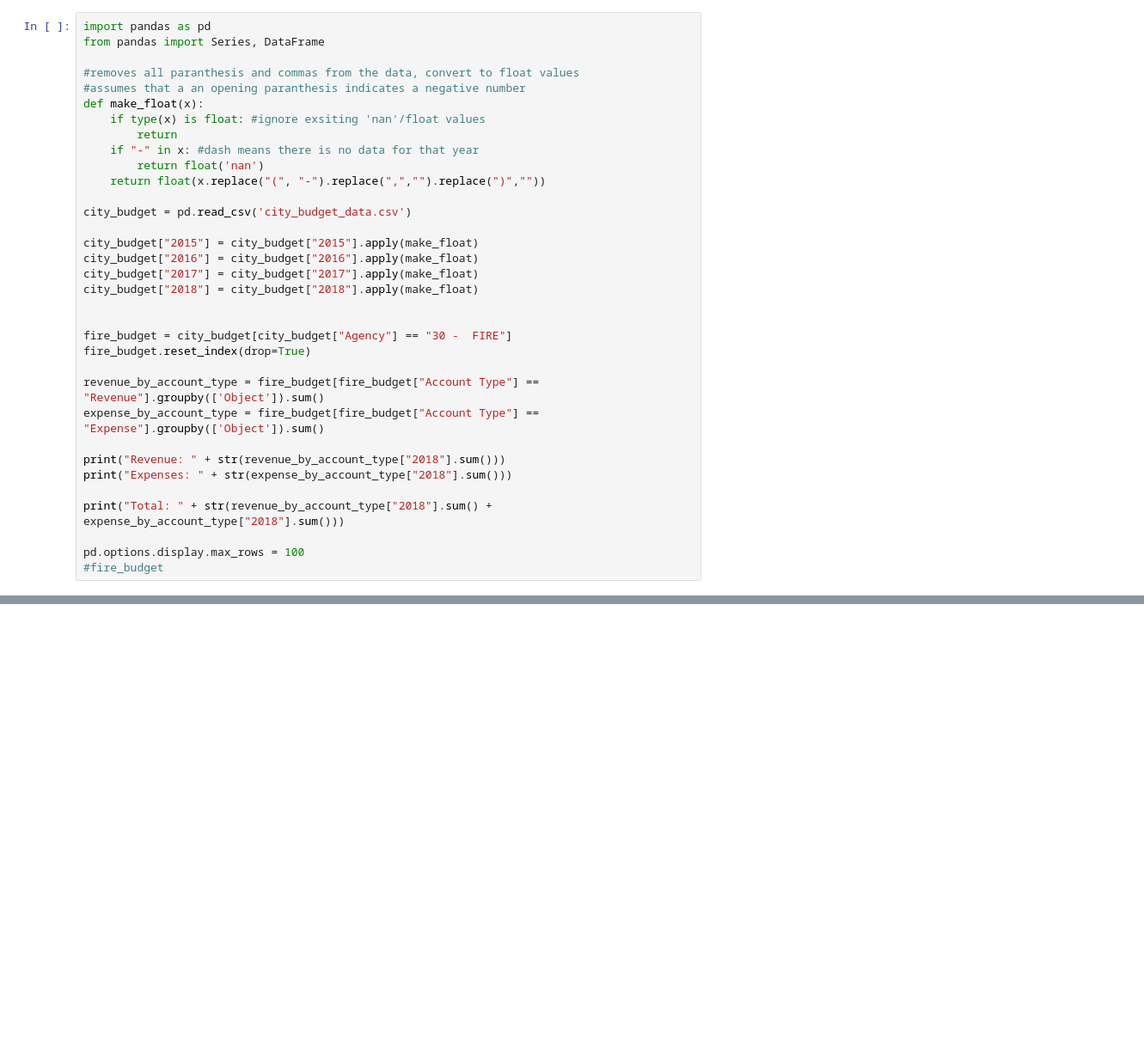
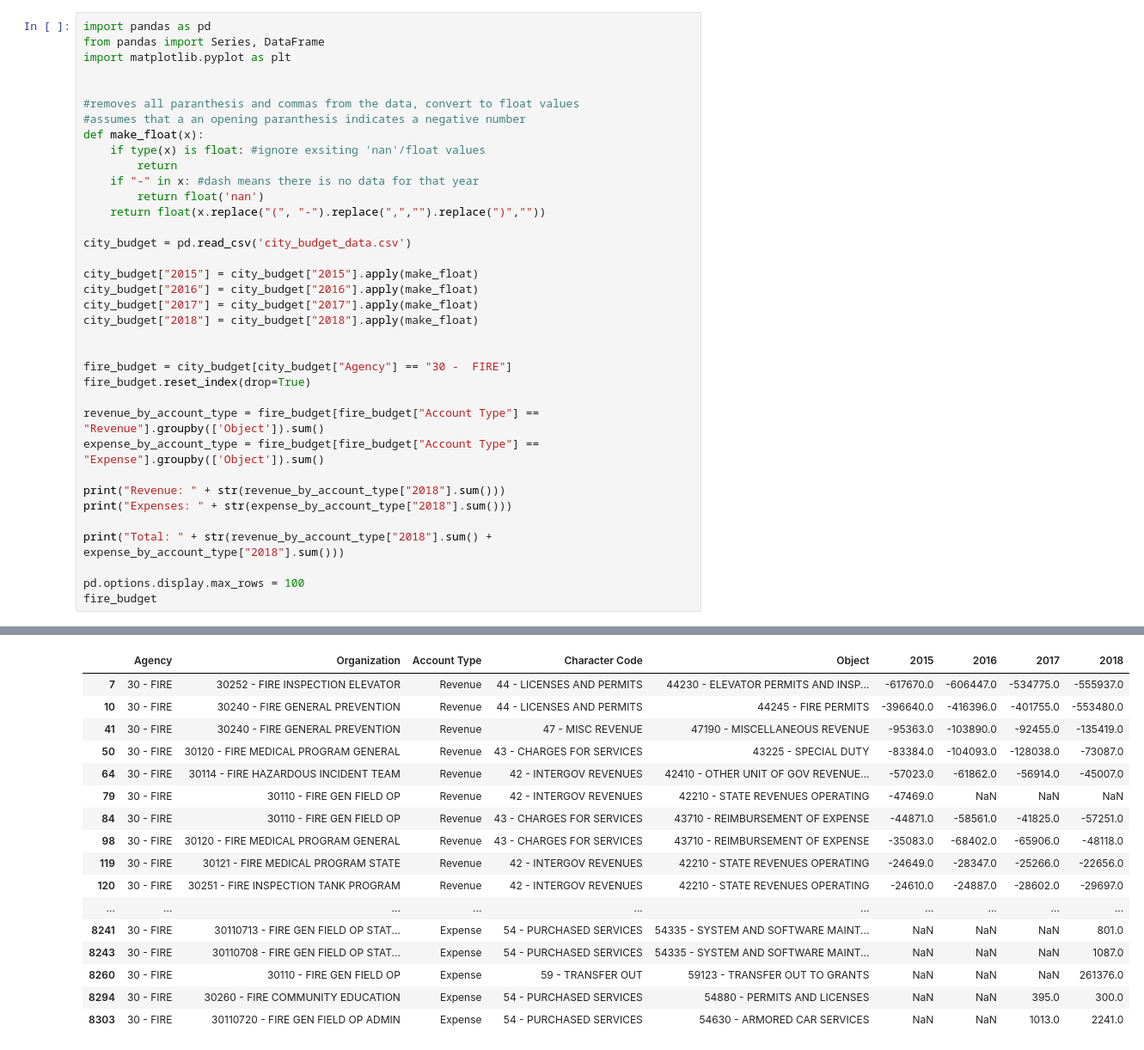
Before and after one commit to tylerharter/s19-city-t2, a Jupyter notebook: Fire/fire_analysis.ipynb, the cells around one changed output, grey strips where cells are left out. Shown at 86% size. Drawn from its saved outputs; the diff is of its cells as text; blank space fills up the shorter version.

```diff
--- a/Fire/fire_analysis.ipynb
+++ b/Fire/fire_analysis.ipynb
@@ -1,6 +1,8 @@
 # %%
 import pandas as pd
 from pandas import Series, DataFrame
+import matplotlib.pyplot as plt
+
 
 #removes all paranthesis and commas from the data, convert to float values
 #assumes that a an opening paranthesis indicates a negative number
@@ -8,31 +10,48 @@ def make_float(x):
     if type(x) is float: #ignore exsiting 'nan'/float values
         return
     if "-" in x: #dash means there is no data for that year
         return float('nan')
     return float(x.replace("(", "-").replace(",","").replace(")",""))
 
 city_budget = pd.read_csv('city_budget_data.csv')
 
 city_budget["2015"] = city_budget["2015"].apply(make_float)
 city_budget["2016"] = city_budget["2016"].apply(make_float)
 city_budget["2017"] = city_budget["2017"].apply(make_float)
 city_budget["2018"] = city_budget["2018"].apply(make_float)
 
 
 fire_budget = city_budget[city_budget["Agency"] == "30 -  FIRE"]
 fire_budget.reset_index(drop=True)
 
 revenue_by_account_type = fire_budget[fire_budget["Account Type"] == "Revenue"].groupby(['Object']).sum()
 expense_by_account_type = fire_budget[fire_budget["Account Type"] == "Expense"].groupby(['Object']).sum()
 
 print("Revenue: " + str(revenue_by_account_type["2018"].sum()))
 print("Expenses: " + str(expense_by_account_type["2018"].sum()))
 
 print("Total: " + str(revenue_by_account_type["2018"].sum() + expense_by_account_type["2018"].sum()))
 
 pd.options.display.max_rows = 100
-#fire_budget
+fire_budget
 # %% [output]
 Revenue: -1690023.0
 Expenses: 55214906.0
 Total: 53524883.0
+|  | Agency | Organization | Account Type | Character Code | Object | 2015 | 2016 | 2017 | 2018 |
+| 7 | 30 - FIRE | 30252 - FIRE INSPECTION ELEVATOR | Revenue | 44 - LICENSES AND PERMITS | 44230 - ELEVATOR PERMITS AND INSP... | -617670.0 | -606447.0 | -534775.0 | -555937.0 |
+| 10 | 30 - FIRE | 30240 - FIRE GENERAL PREVENTION | Revenue | 44 - LICENSES AND PERMITS | 44245 - FIRE PERMITS | -396640.0 | -416396.0 | -401755.0 | -553480.0 |
+| 41 | 30 - FIRE | 30240 - FIRE GENERAL PREVENTION | Revenue | 47 - MISC REVENUE | 47190 - MISCELLANEOUS REVENUE | -95363.0 | -103890.0 | -92455.0 | -135419.0 |
+| 50 | 30 - FIRE | 30120 - FIRE MEDICAL PROGRAM GENERAL | Revenue | 43 - CHARGES FOR SERVICES | 43225 - SPECIAL DUTY | -83384.0 | -104093.0 | -128038.0 | -73087.0 |
+| 64 | 30 - FIRE | 30114 - FIRE HAZARDOUS INCIDENT TEAM | Revenue | 42 - INTERGOV REVENUES | 42410 - OTHER UNIT OF GOV REVENUE... | -57023.0 | -61862.0 | -56914.0 | -45007.0 |
+| 79 | 30 - FIRE | 30110 - FIRE GEN FIELD OP | Revenue | 42 - INTERGOV REVENUES | 42210 - STATE REVENUES OPERATING | -47469.0 | NaN | NaN | NaN |
+| 84 | 30 - FIRE | 30110 - FIRE GEN FIELD OP | Revenue | 43 - CHARGES FOR SERVICES | 43710 - REIMBURSEMENT OF EXPENSE | -44871.0 | -58561.0 | -41825.0 | -57251.0 |
+| 98 | 30 - FIRE | 30120 - FIRE MEDICAL PROGRAM GENERAL | Revenue | 43 - CHARGES FOR SERVICES | 43710 - REIMBURSEMENT OF EXPENSE | -35083.0 | -68402.0 | -65906.0 | -48118.0 |
+| 119 | 30 - FIRE | 30121 - FIRE MEDICAL PROGRAM STATE | Revenue | 42 - INTERGOV REVENUES | 42210 - STATE REVENUES OPERATING | -24649.0 | -28347.0 | -25266.0 | -22656.0 |
+| 120 | 30 - FIRE | 30251 - FIRE INSPECTION TANK PROGRAM | Revenue | 42 - INTERGOV REVENUES | 42210 - STATE REVENUES OPERATING | -24610.0 | -24887.0 | -28602.0 | -29697.0 |
+| ... | ... | ... | ... | ... | ... | ... | ... | ... | ... |
+| 8241 | 30 - FIRE | 30110713 - FIRE GEN FIELD OP STAT... | Expense | 54 - PURCHASED SERVICES | 54335 - SYSTEM AND SOFTWARE MAINT... | NaN | NaN | NaN | 801.0 |
+| 8243 | 30 - FIRE | 30110708 - FIRE GEN FIELD OP STAT... | Expense | 54 - PURCHASED SERVICES | 54335 - SYSTEM AND SOFTWARE MAINT... | NaN | NaN | NaN | 1087.0 |
+| 8260 | 30 - FIRE | 30110 - FIRE GEN FIELD OP | Expense | 59 - TRANSFER OUT | 59123 - TRANSFER OUT TO GRANTS | NaN | NaN | NaN | 261376.0 |
+| 8294 | 30 - FIRE | 30260 - FIRE COMMUNITY EDUCATION | Expense | 54 - PURCHASED SERVICES | 54880 - PERMITS AND LICENSES | NaN | NaN | 395.0 | 300.0 |
+| 8303 | 30 - FIRE | 30110720 - FIRE GEN FIELD OP ADMIN | Expense | 54 - PURCHASED SERVICES | 54630 - ARMORED CAR SERVICES | NaN | NaN | 1013.0 | 2241.0 |
```
Also changed, not shown: parts of 9 cells of this notebook.
